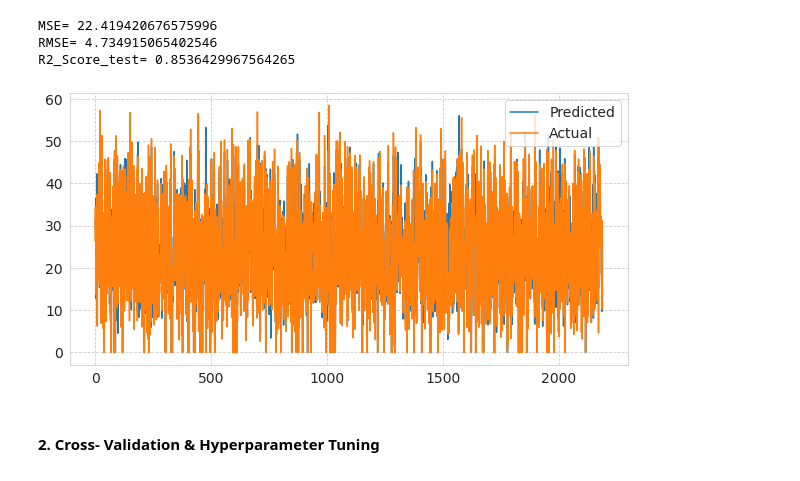
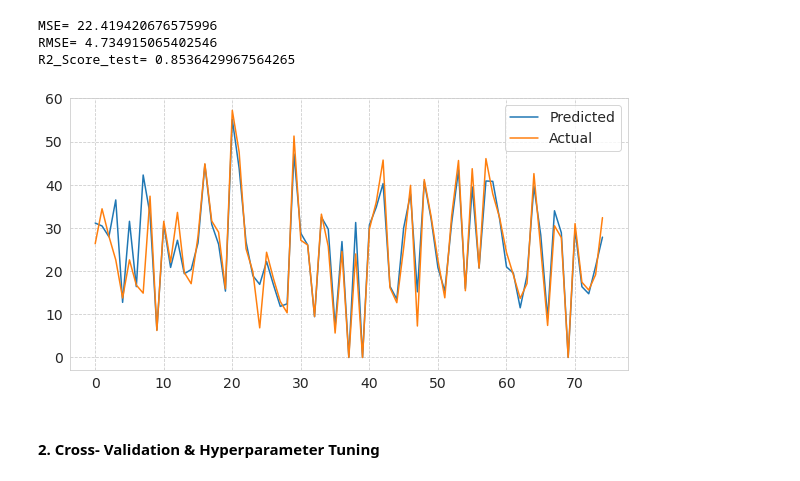
Before and after one commit to albin2122/Bike-Sharing-Demand-Prediction, a Jupyter notebook: Bike_Sharing_Demand_Prediction.ipynb, the cells around one changed output. Saved outputs shown, nothing was run; the diff lists cells and outputs as text; code cells hidden in the pictures.

```diff
--- a/Bike_Sharing_Demand_Prediction.ipynb
+++ b/Bike_Sharing_Demand_Prediction.ipynb
@@ -1361,12 +1361,12 @@ RMSE= 4.734915065402546
 R2_Score_test= 0.8536429967564265
 # %%
 plt.figure(figsize=(10,5))
-plt.plot((pred_test_rf))
-plt.plot(np.array((y_test)))
+plt.plot((pred_test_rf[:75]))
+plt.plot(np.array((y_test[:75])))
 plt.legend(["Predicted","Actual"])
 plt.show()
 # %% [output]
-[figure, old version]
+[figure, new version]
 # %% [markdown]
 #### 2. Cross- Validation & Hyperparameter Tuning
 # %%
```
Also changed, not shown: parts of 3 cells of this notebook.
